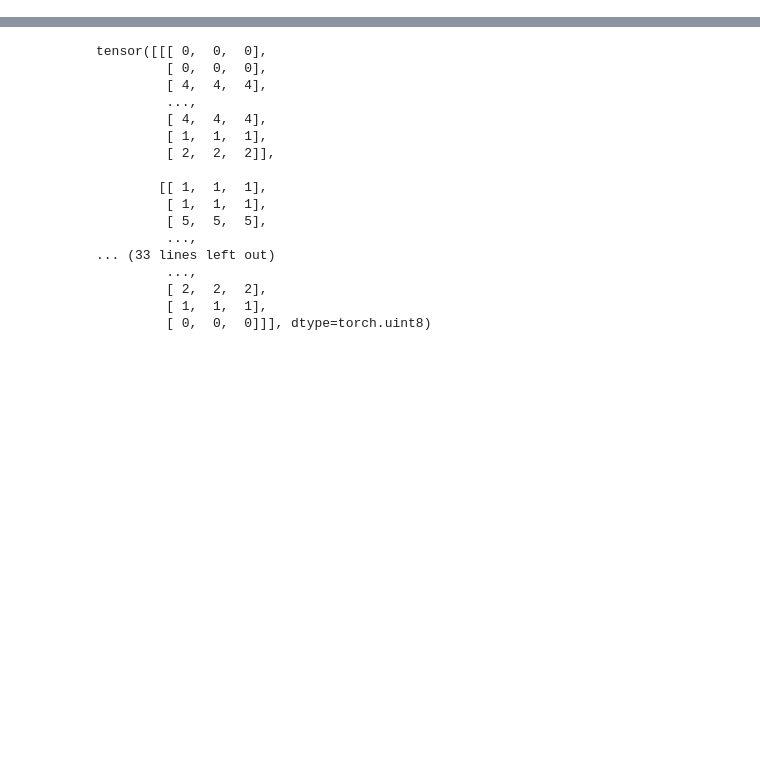
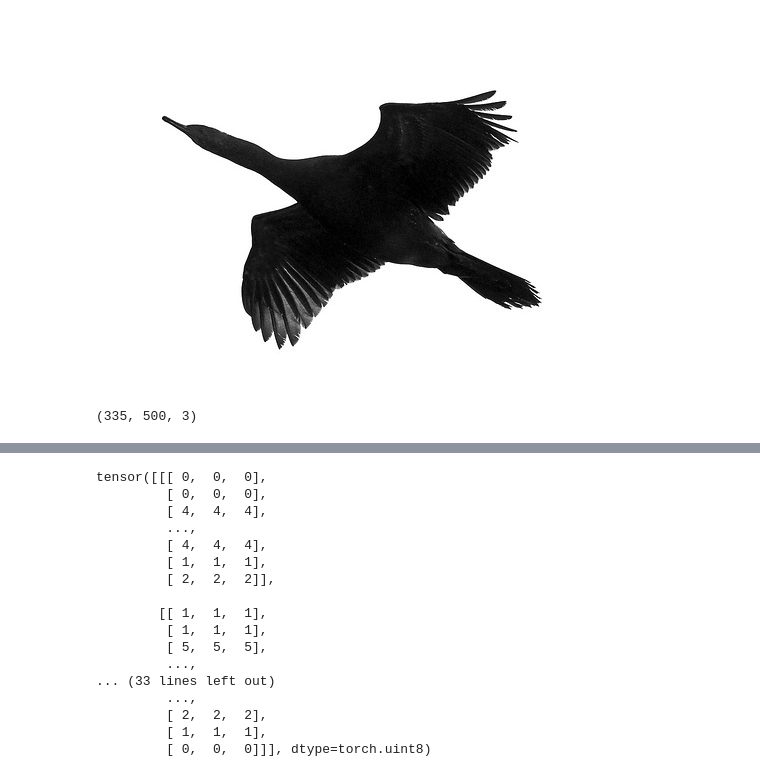
Before and after one commit to Vins1805/cnn-fine-grained-image-recognition, a Jupyter notebook: dataset2.ipynb, the cells around one changed output, grey strips where cells are left out. Cells and saved outputs as stored; diff of their text form; code cells hidden in the pictures; blank space fills up the shorter version.

```diff
--- a/dataset2.ipynb
+++ b/dataset2.ipynb
@@ -22,11 +23,13 @@ class CUBDataset(Dataset):
         self.seq_size = seq_size
         self.root = root
         self.filepath = "images/"
+        self.basesize = 448
         images = self._read_file("images.txt")
         labels = self._read_file("image_class_labels.txt", True)
         train_test = self._read_file("train_test_split.txt", True)
         bounding_boxes = self._read_file("bounding_boxes.txt", True)
         bounding_boxes = [[bb[1],bb[1]+bb[3],bb[0],bb[0]+bb[2]] for bb in bounding_boxes]
+        print(max([(bb[1]-bb[0],bb[3]-bb[2]) for bb in bounding_boxes]))
 
         # check if all lists have the same lenght.
         assert all(len(images) == len(l) for l in [labels, train_test, bounding_boxes])
@@ -57,7 +60,7 @@ class CUBDataset(Dataset):
         train_data = self._load_image(self.train[np.where(self.train[:,-1] == idx)][:,:-1])
         x = train_data
         y = idx
-        return x, y
+        return x,y
 
 
     def _load_image(self, data: List[Tuple[str,List[int]]]) -> Iterator[np.ndarray]:
@@ -67,8 +70,20 @@ class CUBDataset(Dataset):
 
         data: is a list of tuples. The first element in the tuple points to an image file and the second element
                  are coordinates to crop a smaller part of the image."""
-        for img, box in data:
-            yield np.array(Image.open(self.root + self.filepath + img))[box[0]:box[1],box[2]:box[3]]
+        images = list()
+        for img, box in data[0:29]:
+           # yield np.array(Image.open(self.root + self.filepath + img))[box[0]:box[1],box[2]:box[3]]
+            img = Image.open(self.root + self.filepath + img)
+            img = transforms.Resize((self.basesize, self.basesize), Image.BILINEAR)(img)
+            img = transforms.ToTensor()(img)
+            img = transforms.Normalize([0.485, 0.456, 0.406], [0.229, 0.224, 0.225])(img)
+            m_img = np.array(img)
+            if len(m_img.shape) == 2:
+                m_img = np.stack((m_img,m_img,m_img),axis=2).astype(np.uint8)
+
+            images.append(m_img)
+
+        return images
 # %%
 from torch.utils.data import DataLoader
 # %%
@@ -86,0 +139,2 @@ RuntimeError: stack expects each tensor to be equal size, but got [264, 153, 3]
+# %%
+schwarz = np.array(Image.open(cub.root+cub.filepath+'025.Pelagic_Cormorant/'+'Pelagic_Cormorant_0022_23802.jpg'))
@@ -86,0 +143,4 @@ RuntimeError: stack expects each tensor to be equal size, but got [264, 153, 3]
+# %%
+Image.fromarray(np.stack((schwarz,schwarz,schwarz),axis=2).astype(np.uint8))
+# %% [output]
+[figure, added]
@@ -86,0 +149,4 @@ RuntimeError: stack expects each tensor to be equal size, but got [264, 153, 3]
+# %%
+m.shape
+# %% [output]
+(335, 500, 3)
```
Also changed, not shown: parts of 29 cells of this notebook, 1 other file.
